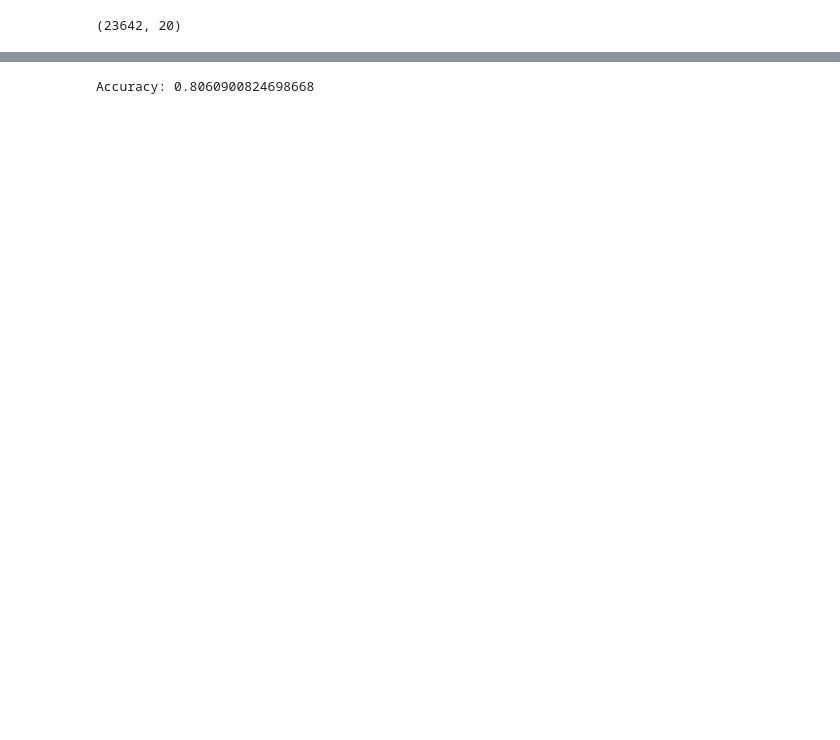
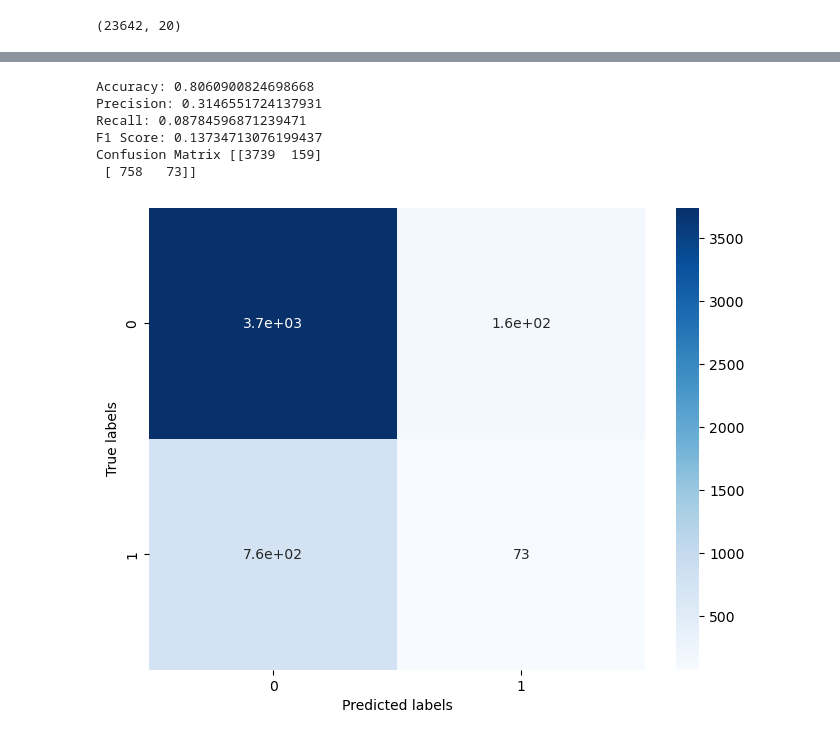
Before and after one commit to pratikjadhav2726/Group7-CECS550, a Jupyter notebook: Feature Engineering/Feature_Ranking.ipynb, the cells around one changed output, grey strips where cells are left out. Cells and saved outputs as stored; diff of their text form; code cells hidden in the pictures; blank space fills up the shorter version.

```diff
--- a/Feature Engineering/Feature_Ranking.ipynb
+++ b/Feature Engineering/Feature_Ranking.ipynb
@@ -247,15 +269,24 @@ df_pca.head()
 # %%
 from sklearn.naive_bayes import GaussianNB
 X_train, X_test, y_train, y_test = train_test_split(X_pca, y, test_size=0.2, random_state=42)
 
 gnb = GaussianNB()
 gnb.fit(X_train, y_train)
+y_pred=gnb.predict(X_test)
 
-# Evaluate the classifier on the test data
-accuracy = gnb.score(X_test, y_test)
-print("Accuracy:", accuracy)
+%run '../Models/performance.ipynb'
+performance_scores(y_pred,y_test)
+# auc = roc_auc_score(y_test, y_pred)
+
+# print("AUC:", auc)
 # %% [output]
 Accuracy: 0.8060900824698668
+Precision: 0.3146551724137931
+Recall: 0.08784596871239471
+F1 Score: 0.13734713076199437
+Confusion Matrix [[3739  159]
+ [ 758   73]]
+[figure, added]
 # %%
 import pandas as pd
 import numpy as np
```
Also changed, not shown: parts of 13 cells of this notebook, 10 other files.
